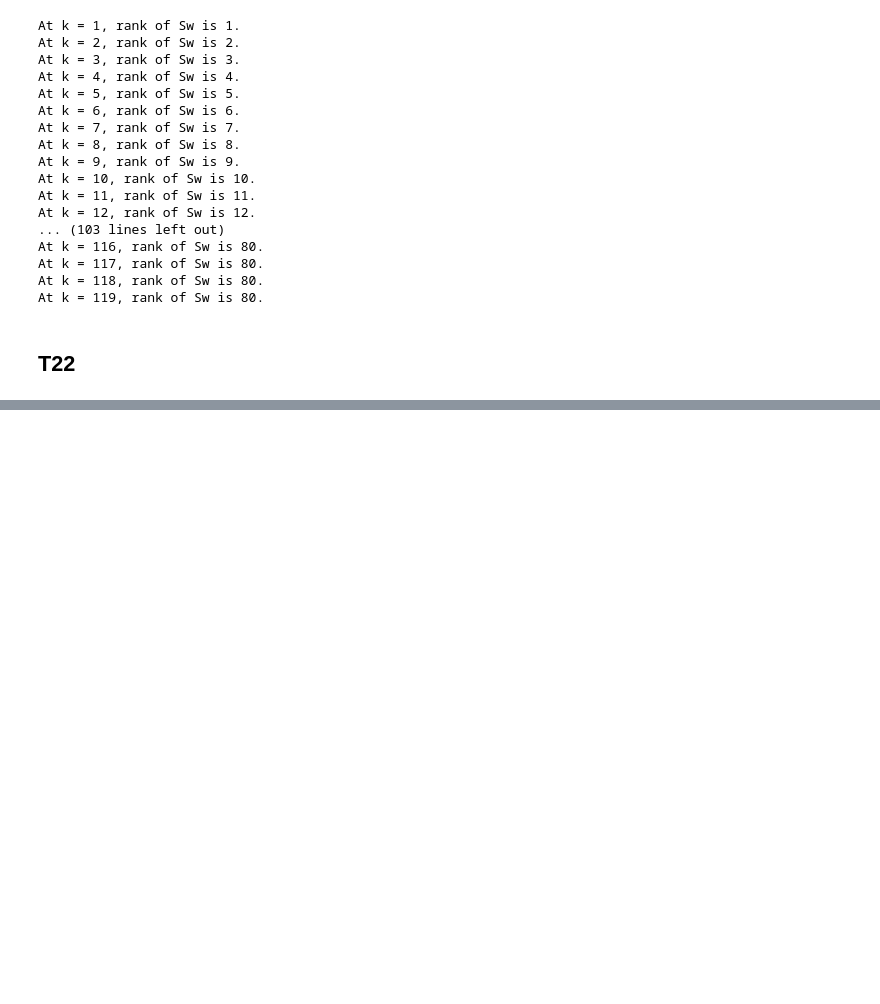
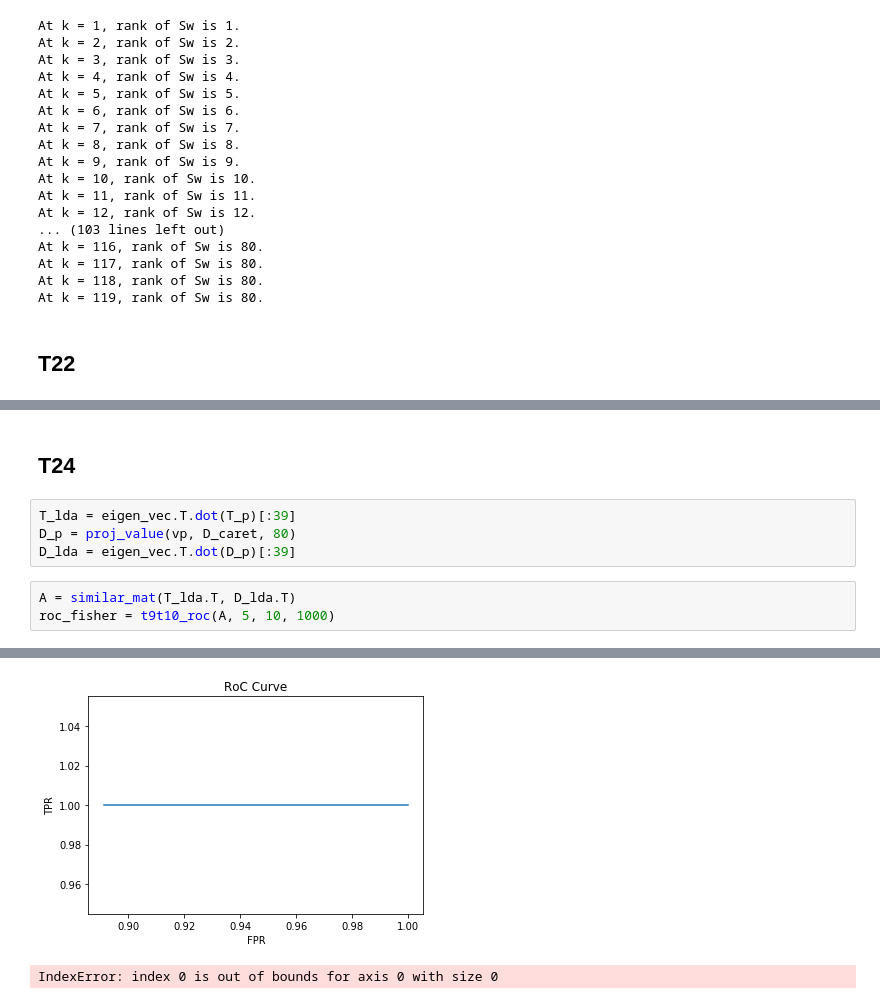
Before and after one commit to nekoteoj/pattern-recognition-work, a Jupyter notebook: HW3/HW3.ipynb, the cells around one changed output, grey strips where cells are left out. Cells and saved outputs as stored; diff of their text form; blank space fills up the shorter version.

```diff
--- a/HW3/HW3.ipynb
+++ b/HW3/HW3.ipynb
@@ -430,0 +520,10 @@ array([[ 3.33710229e+08,  4.57344626e+07, -3.35286670e+07, ...,
+# %% [markdown]
+## T24
+# %%
+T_lda = eigen_vec.T.dot(T_p)[:39]
+D_p = proj_value(vp, D_caret, 80)
+D_lda = eigen_vec.T.dot(D_p)[:39]
+# %%
+A = similar_mat(T_lda.T, D_lda.T)
+roc_fisher = t9t10_roc(A, 5, 10, 1000)
+# %% [output]
@@ -430,0 +531,2 @@ array([[ 3.33710229e+08,  4.57344626e+07, -3.35286670e+07, ...,
+[figure, added]
+IndexError: index 0 is out of bounds for axis 0 with size 0
```
Also changed, not shown: parts of 20 cells of this notebook.
